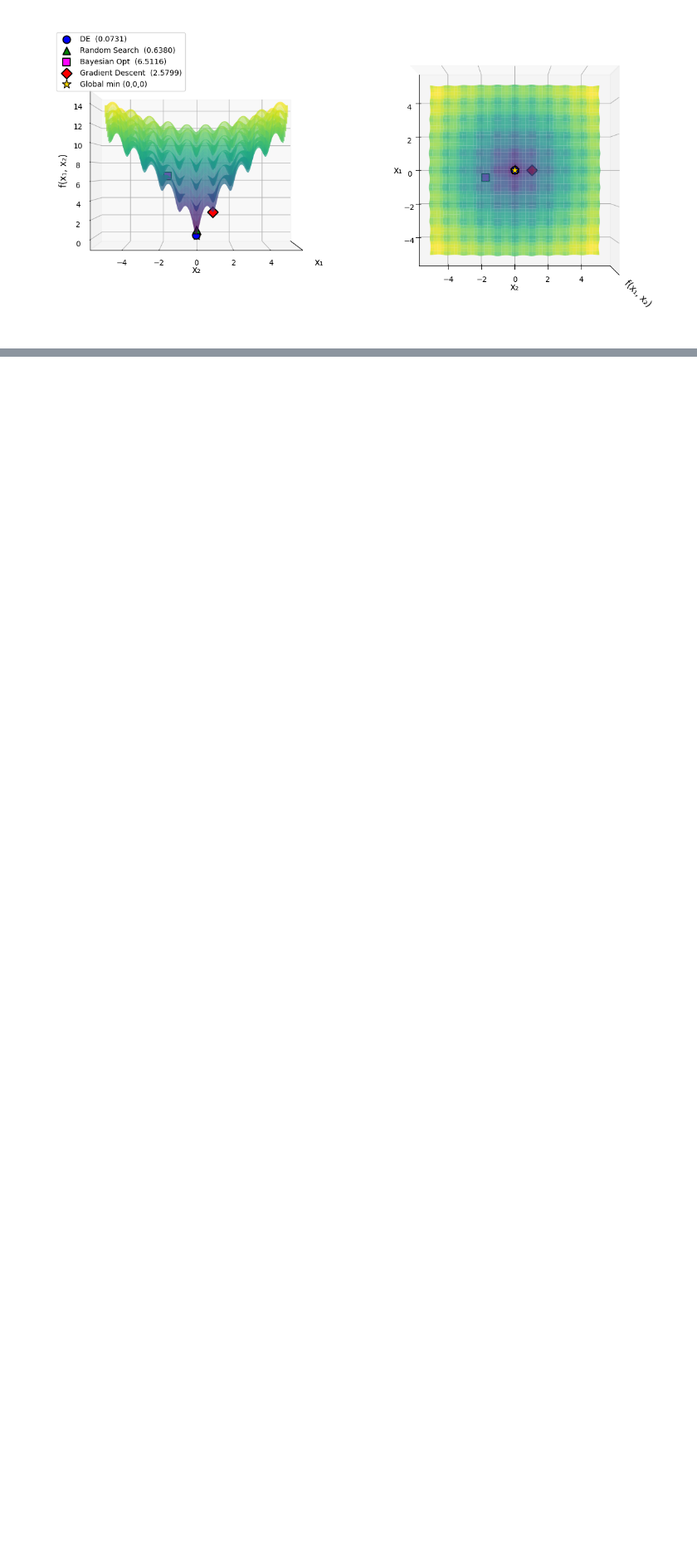
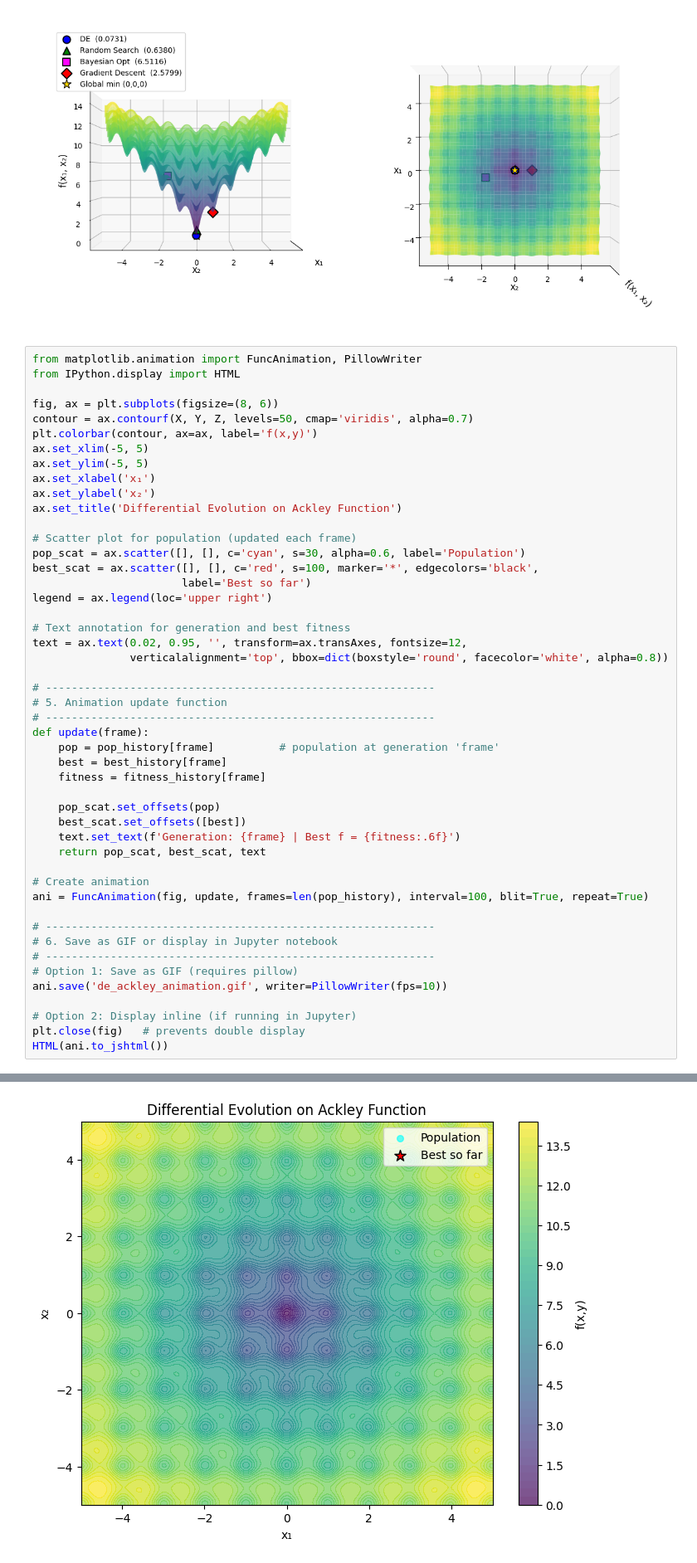
Before and after one commit to steven-ja/steven-ja.github.io, a Jupyter notebook: content/posts/machine learning/optimization/differential_evolution/diff_evol.ipynb, the cells around one changed output, grey strips where cells are left out. Shown at 83% size. Cells and saved outputs as stored; diff of their text form; blank space fills up the shorter version.

Commit message:
added interactive plot

```diff
--- a/content/posts/machine learning/optimization/differential_evolution/diff_evol.ipynb
+++ b/content/posts/machine learning/optimization/differential_evolution/diff_evol.ipynb
@@ -569,3 +569,52 @@ plt.tight_layout()
 plt.show()
 # %% [output]
 [figure]
+# %%
+from matplotlib.animation import FuncAnimation, PillowWriter
+from IPython.display import HTML
+
+fig, ax = plt.subplots(figsize=(8, 6))
+contour = ax.contourf(X, Y, Z, levels=50, cmap='viridis', alpha=0.7)
+plt.colorbar(contour, ax=ax, label='f(x,y)')
+ax.set_xlim(-5, 5)
+ax.set_ylim(-5, 5)
+ax.set_xlabel('x₁')
+ax.set_ylabel('x₂')
+ax.set_title('Differential Evolution on Ackley Function')
+
+# Scatter plot for population (updated each frame)
+pop_scat = ax.scatter([], [], c='cyan', s=30, alpha=0.6, label='Population')
+best_scat = ax.scatter([], [], c='red', s=100, marker='*', edgecolors='black',
+                       label='Best so far')
+legend = ax.legend(loc='upper right')
+
+# Text annotation for generation and best fitness
+text = ax.text(0.02, 0.95, '', transform=ax.transAxes, fontsize=12,
+               verticalalignment='top', bbox=dict(boxstyle='round', facecolor='white', alpha=0.8))
+
+# ------------------------------------------------------------
+# 5. Animation update function
+# ------------------------------------------------------------
+def update(frame):
+    pop = pop_history[frame]          # population at generation 'frame'
+    best = best_history[frame]
+    fitness = fitness_history[frame]
+
+    pop_scat.set_offsets(pop)
+    best_scat.set_offsets([best])
+    text.set_text(f'Generation: {frame} | Best f = {fitness:.6f}')
+    return pop_scat, best_scat, text
+
+# Create animation
+ani = FuncAnimation(fig, update, frames=len(pop_history), interval=100, blit=True, repeat=True)
+
+# ------------------------------------------------------------
+# 6. Save as GIF or display in Jupyter notebook
+# ------------------------------------------------------------
+# Option 1: Save as GIF (requires pillow)
+ani.save('de_ackley_animation.gif', writer=PillowWriter(fps=10))
+
+# Option 2: Display inline (if running in Jupyter)
+plt.close(fig)   # prevents double display
+HTML(ani.to_jshtml())
+# %% [output]
@@ -571,0 +622 @@ plt.show()
+[figure, added]
```
Also changed, not shown: parts of 1 cell of this notebook.
